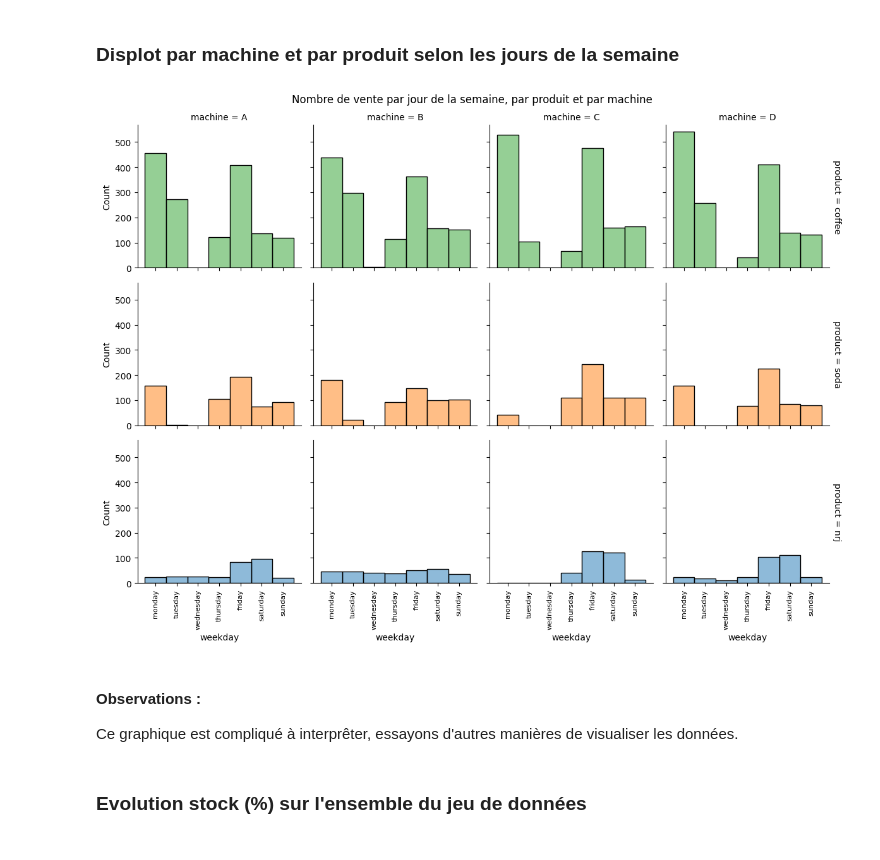
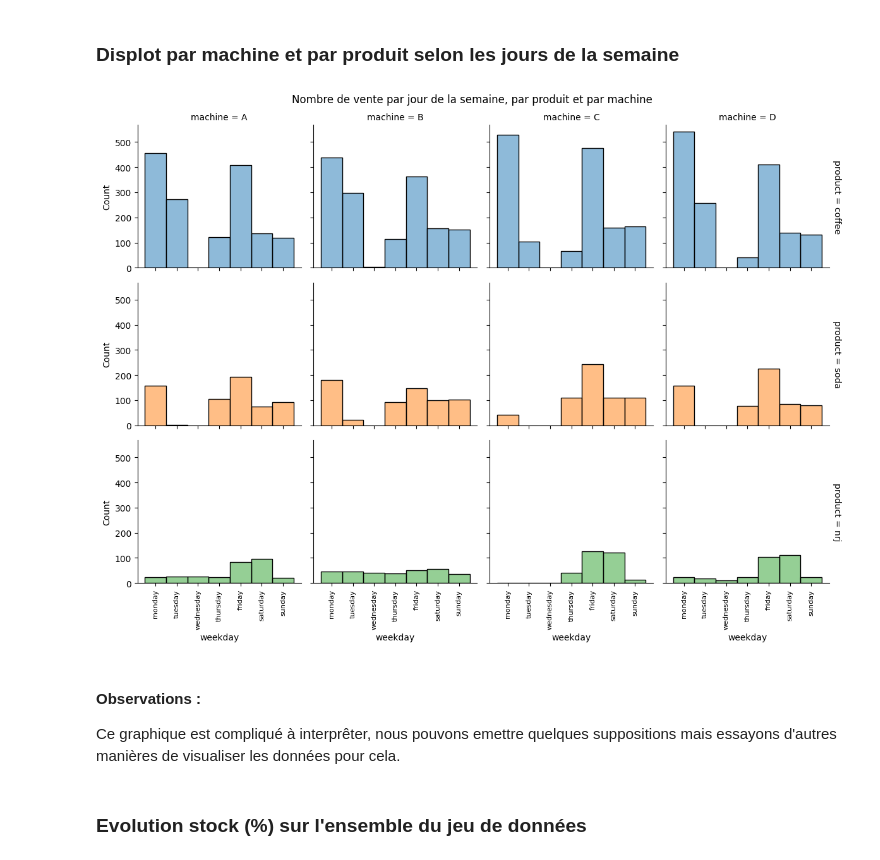
Before and after one commit to manonbay/beverage_dispenser, a Jupyter notebook: W18.Distributeur_boissons_3.ipynb, the cells around one changed output. Drawn from its saved outputs; the diff is of its cells as text; code cells hidden in the pictures.

```diff
--- a/W18.Distributeur_boissons_3.ipynb
+++ b/W18.Distributeur_boissons_3.ipynb
@@ -325,24 +325,25 @@ del temps_de_recharge
 # %%
 fig, ax = plt.figsize=(10,10)
 ax = sns.displot(data=df.iloc[1217:,],
             x="weekday",
             col="machine",
             row="product",
             height=3,
             facet_kws=dict(margin_titles=True),
             col_order=["A", "B", "C", "D"],
             row_order=["coffee", "soda", "nrj"],
             hue="product",
+            hue_order=["coffee", "soda", "nrj"],
             legend=False)
 ax.tick_params(axis='x', rotation=90, labelsize=8)
 plt.suptitle("Nombre de vente par jour de la semaine, par produit et par machine")
 plt.tight_layout()
 plt.show()
 # %% [output]
-[figure, old version]
+[figure, new version]
 # %% [markdown]
 #### Observations :
-Ce graphique est compliqué à interprêter, essayons d'autres manières de visualiser les données.
+Ce graphique est compliqué à interprêter, nous pouvons emettre quelques suppositions mais essayons d'autres manières de visualiser les données pour cela.
 # %% [markdown]
 ### Evolution stock (%) sur l'ensemble du jeu de données
 # %%
```
Also changed, not shown: parts of 12 cells of this notebook.
